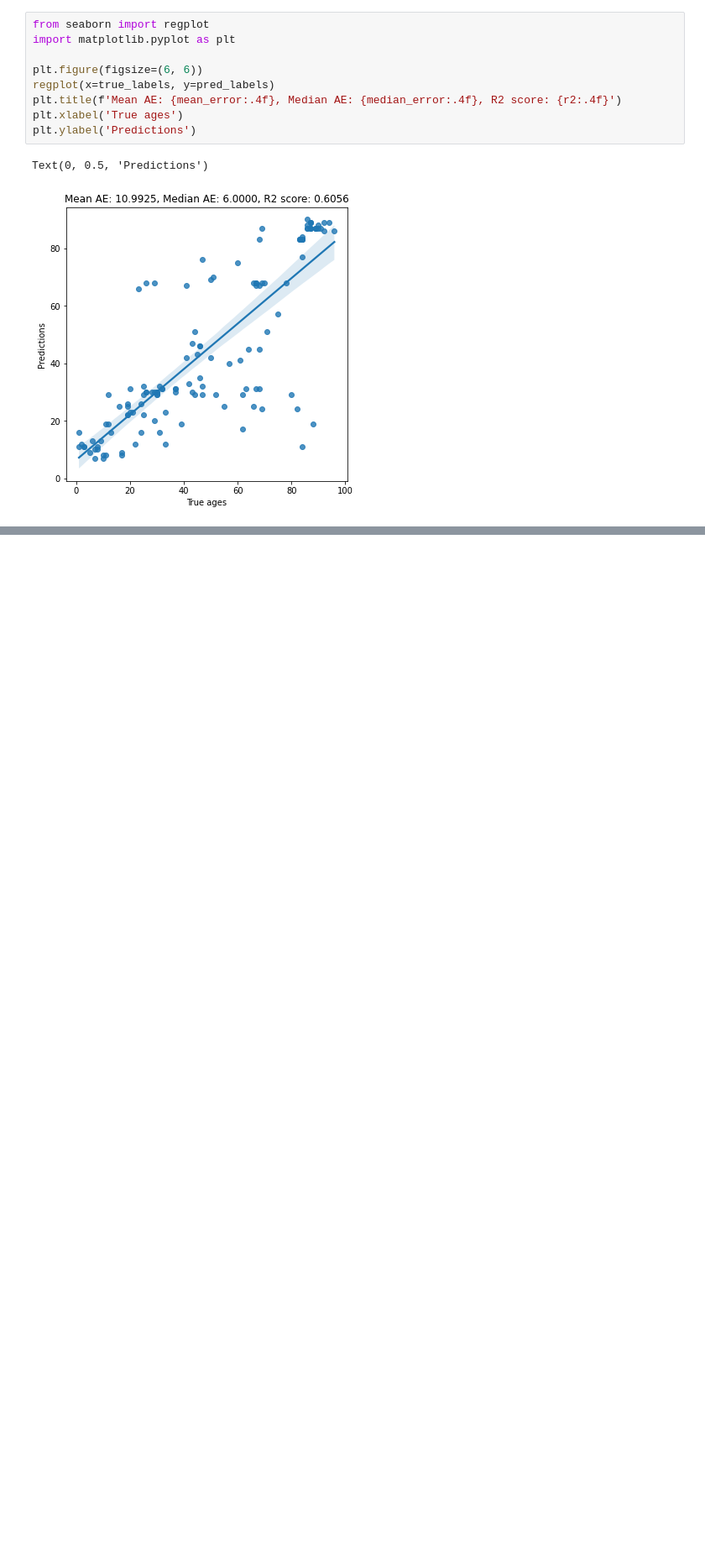
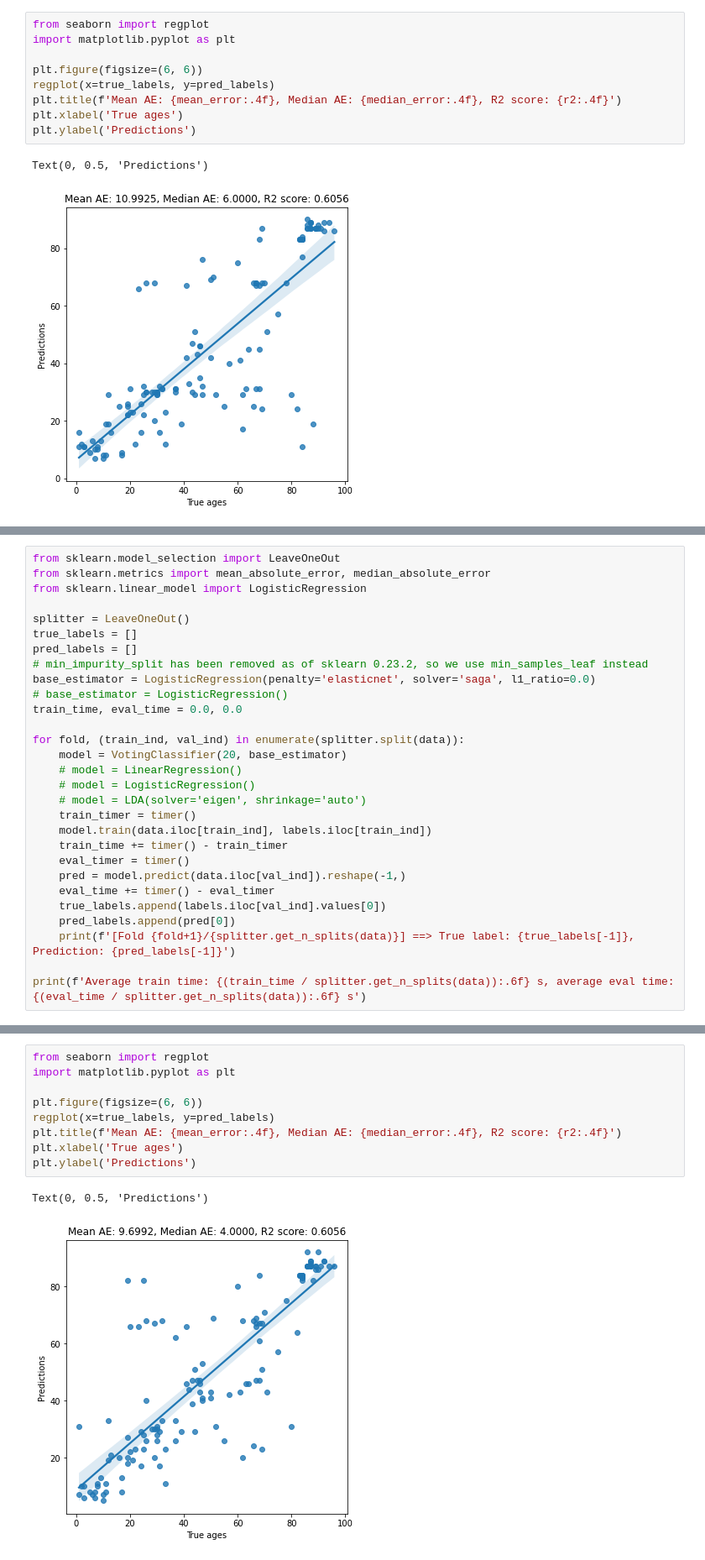
Before and after one commit to Bala-A87/CS6024-Age-prediction, a Jupyter notebook: code/diff_models.ipynb, the cells around one changed output, grey strips where cells are left out. Shown: that part at 84% size. Drawn from its saved outputs; the diff is of its cells as text; blank space fills up the shorter version.

Commit message:
Elastic Net

```diff
--- a/code/diff_models.ipynb
+++ b/code/diff_models.ipynb
@@ -110,0 +113,29 @@ Text(0, 0.5, 'Predictions')
+# %%
+from sklearn.model_selection import LeaveOneOut
+from sklearn.metrics import mean_absolute_error, median_absolute_error
+from sklearn.linear_model import LogisticRegression
+
+splitter = LeaveOneOut()
+true_labels = []
+pred_labels = []
+# min_impurity_split has been removed as of sklearn 0.23.2, so we use min_samples_leaf instead
+base_estimator = LogisticRegression(penalty='elasticnet', solver='saga', l1_ratio=0.0)
+# base_estimator = LogisticRegression()
+train_time, eval_time = 0.0, 0.0
+
+for fold, (train_ind, val_ind) in enumerate(splitter.split(data)):
+    model = VotingClassifier(20, base_estimator)
+    # model = LinearRegression()
+    # model = LogisticRegression()
+    # model = LDA(solver='eigen', shrinkage='auto')
+    train_timer = timer()
+    model.train(data.iloc[train_ind], labels.iloc[train_ind])
+    train_time += timer() - train_timer
+    eval_timer = timer()
+    pred = model.predict(data.iloc[val_ind]).reshape(-1,)
+    eval_time += timer() - eval_timer
+    true_labels.append(labels.iloc[val_ind].values[0])
+    pred_labels.append(pred[0])
+    print(f'[Fold {fold+1}/{splitter.get_n_splits(data)}] ==> True label: {true_labels[-1]}, Prediction: {pred_labels[-1]}')
+
+print(f'Average train time: {(train_time / splitter.get_n_splits(data)):.6f} s, average eval time: {(eval_time / splitter.get_n_splits(data)):.6f} s')
@@ -110,0 +169,12 @@ Text(0, 0.5, 'Predictions')
+# %%
+from seaborn import regplot
+import matplotlib.pyplot as plt
+
+plt.figure(figsize=(6, 6))
+regplot(x=true_labels, y=pred_labels)
+plt.title(f'Mean AE: {mean_error:.4f}, Median AE: {median_error:.4f}, R2 score: {r2:.4f}')
+plt.xlabel('True ages')
+plt.ylabel('Predictions')
+# %% [output]
+Text(0, 0.5, 'Predictions')
+[figure, added]
```
Also changed, not shown: parts of 4 cells of this notebook.
